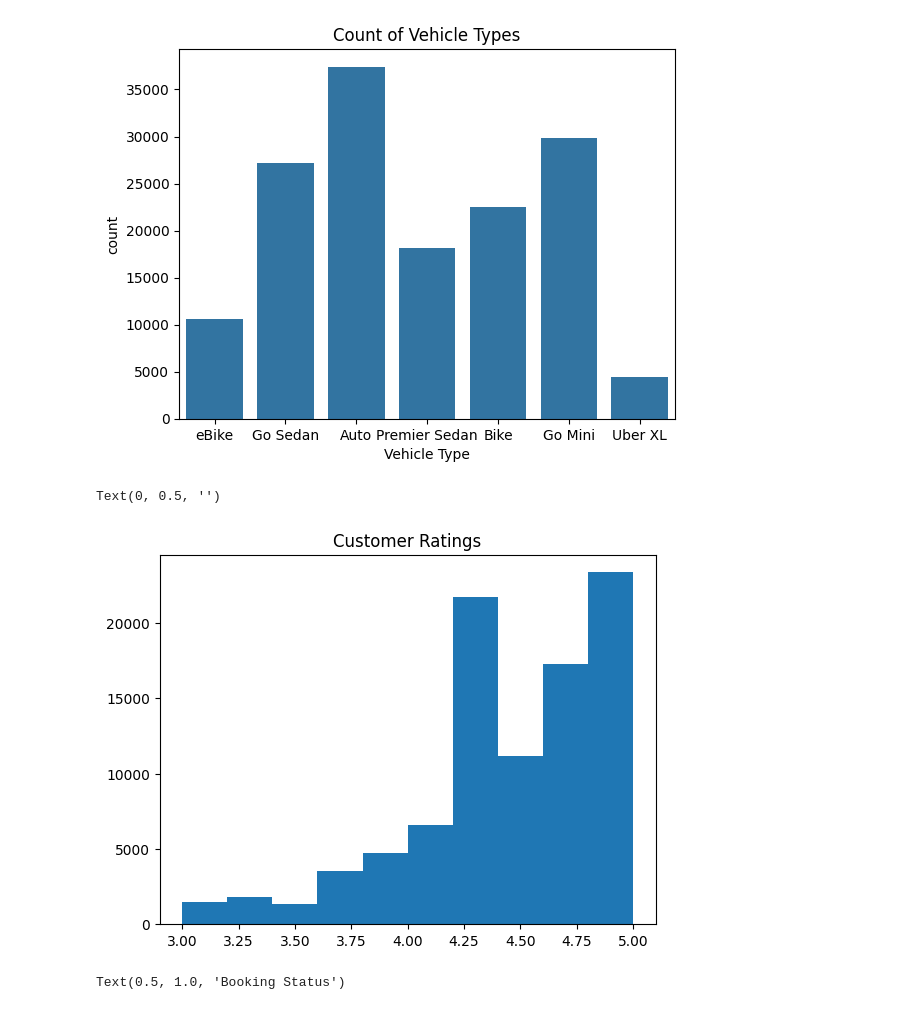
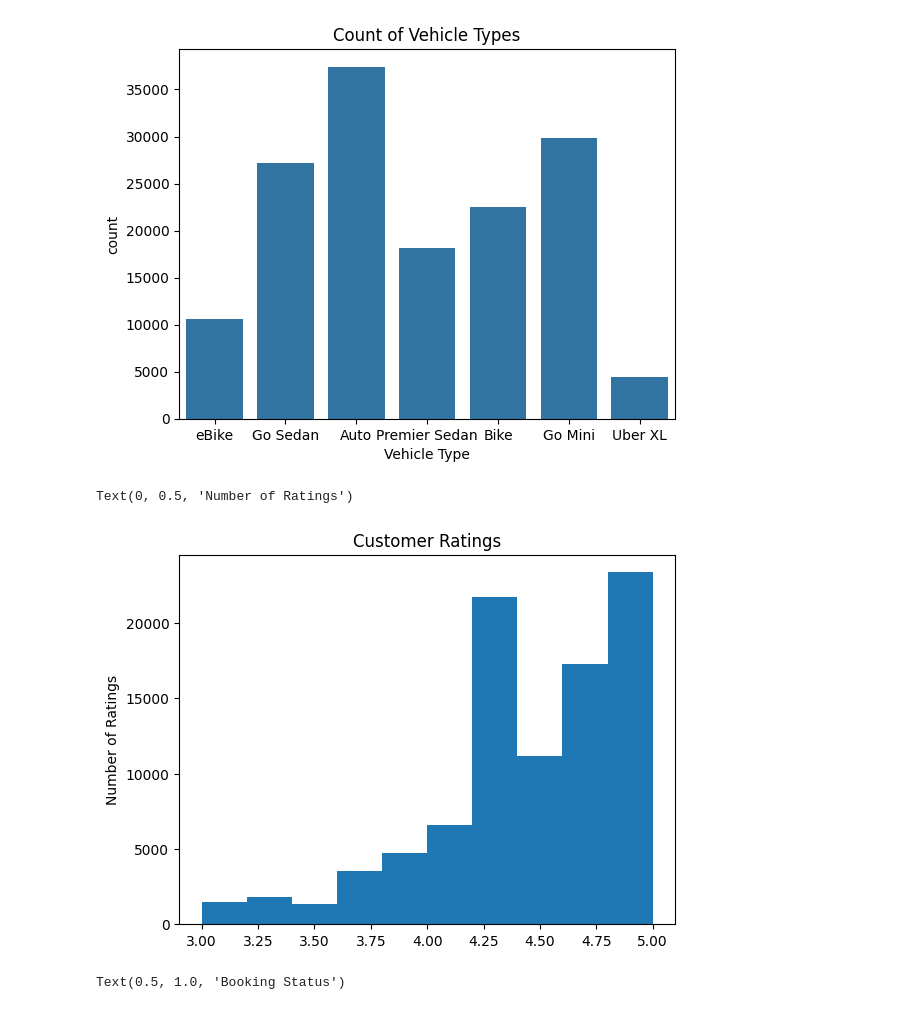
Before and after one commit to build-summer-2025/async-final-project-purple-ruion, a Jupyter notebook: final_project_example.ipynb, the cells around one changed output. Saved outputs shown, nothing was run; the diff lists cells and outputs as text; code cells hidden in the pictures.

```diff
--- a/final_project_example.ipynb
+++ b/final_project_example.ipynb
@@ -31,10 +50,11 @@ plt.title('Count of Vehicle Types')
 Text(0.5, 1.0, 'Count of Vehicle Types')
 [figure]
 # %%
+#q2
 plt.hist(x='Customer Rating', data=uber_df)
 plt.title('Customer Ratings')
-plt.ylabel('')
+plt.ylabel('Number of Ratings')
 # %% [output]
-Text(0, 0.5, '')
+Text(0, 0.5, 'Number of Ratings')
-[figure, old version]
+[figure, new version]
 # %%
```
Also changed, not shown: parts of 10 cells of this notebook, 4 other files.
